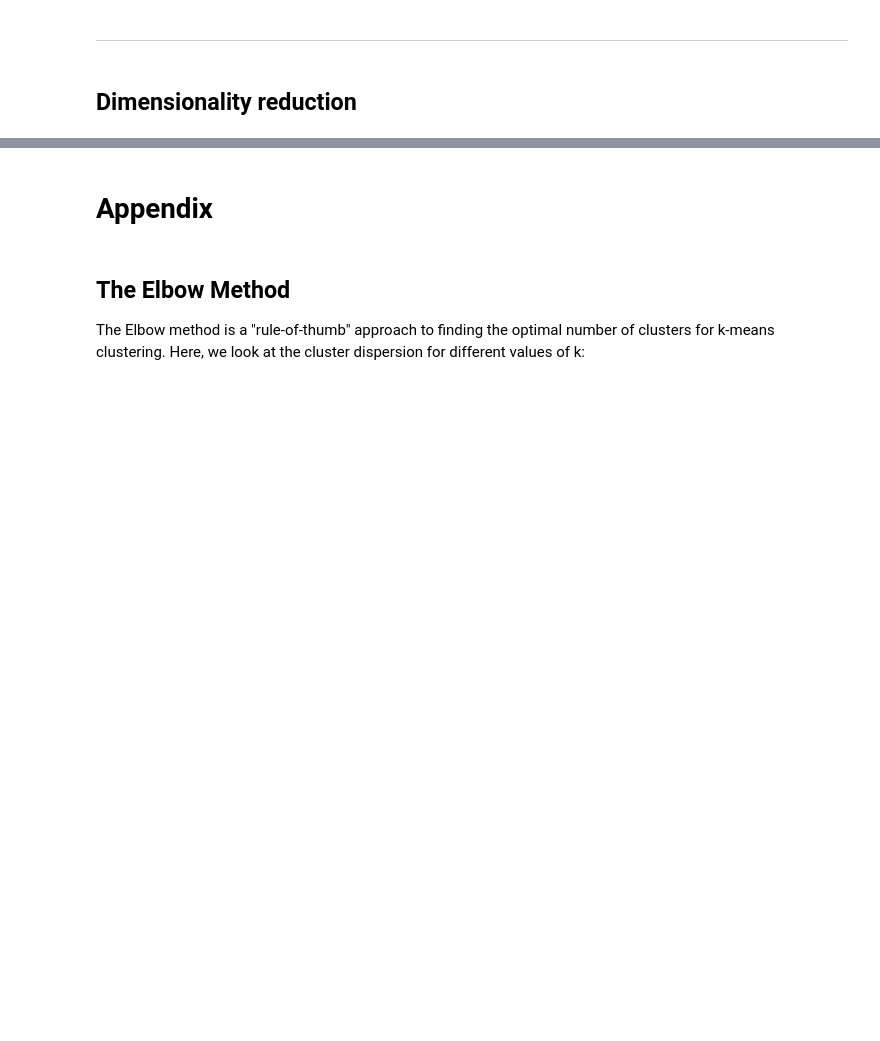
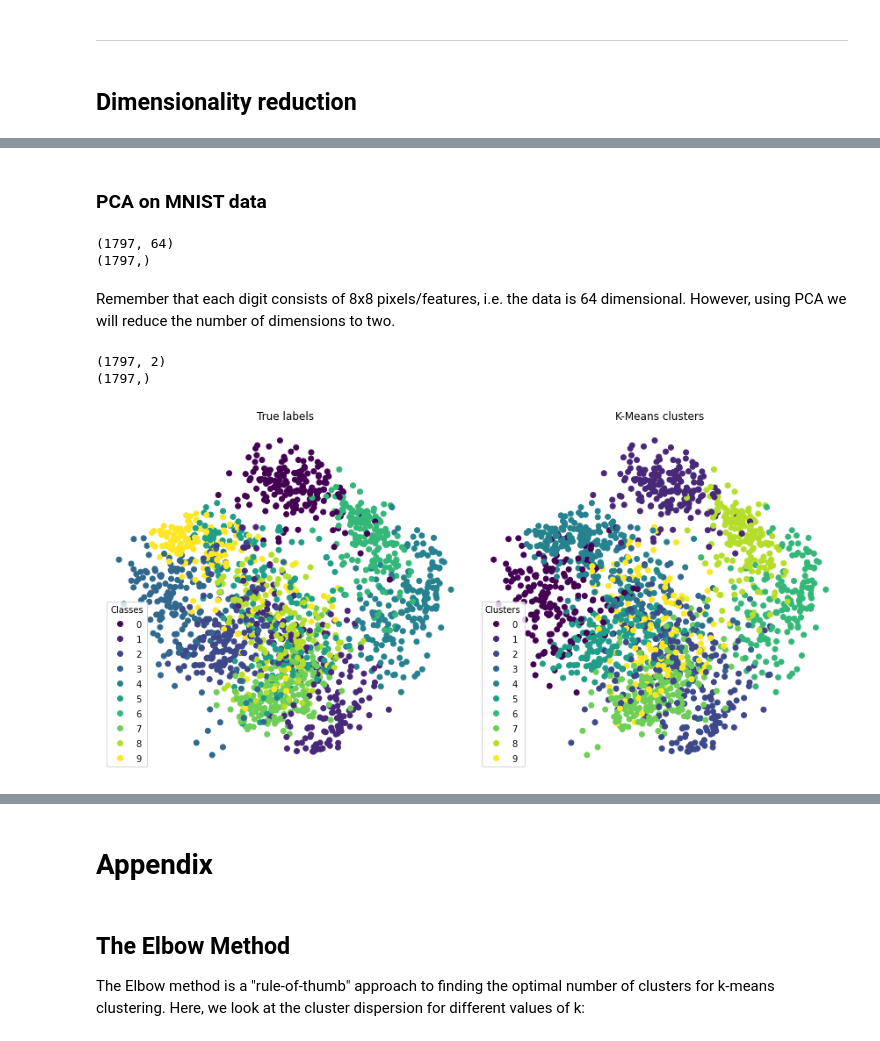
Before and after one commit to fordanic/cmiv-ai-course, a Jupyter notebook: notebooks/04 - Unsupervised Learning.ipynb, the cells around one changed output, grey strips where cells are left out. Drawn from its saved outputs; the diff is of its cells as text; code cells hidden in the pictures; blank space fills up the shorter version.

Commit message:
Updates unsupervised clustering labb to include PCA

```diff
--- a/notebooks/04 - Unsupervised Learning.ipynb
+++ b/notebooks/04 - Unsupervised Learning.ipynb
@@ -212,0 +203,42 @@ What to try yourself? Code available in appendix below on both PCA and t-SNE!
+# %% [markdown]
+### PCA on MNIST data
+# %%
+X = digits.data
+y = digits.target
+
+print(X.shape)
+print(y.shape)
+# %% [output]
+(1797, 64)
+(1797,)
+# %% [markdown]
+Remember that each digit consists of 8x8 pixels/features, i.e. the data is 64 dimensional. However, using PCA we will reduce the number of dimensions to two.
+# %%
+from sklearn import decomposition
+
+pca = decomposition.PCA(n_components=2)
+pca.fit(X)
+X = pca.transform(X)
+print(X.shape)
+print(y.shape)
+# %% [output]
+(1797, 2)
+(1797,)
+# %%
+plt.figure(figsize=(12, 6))
+ax = plt.subplot(121)
+g = ax.scatter(X[:, 0], X[:, 1], c=y)
+plt.legend(*g.legend_elements(), loc="lower left", title="Classes")
+plt.axis('off')
+plt.title('True labels')
+
+ax = plt.subplot(122)
+c = ax.scatter(X[:, 0], X[:, 1], c=labels)
+plt.legend(*c.legend_elements(), loc="lower left", title="Clusters")
+plt.title('K-Means clusters')
+
+plt.axis('off')
+plt.tight_layout()
+plt.show()
+# %% [output]
+[figure, added]
```
Also changed, not shown: parts of 6 cells of this notebook.
